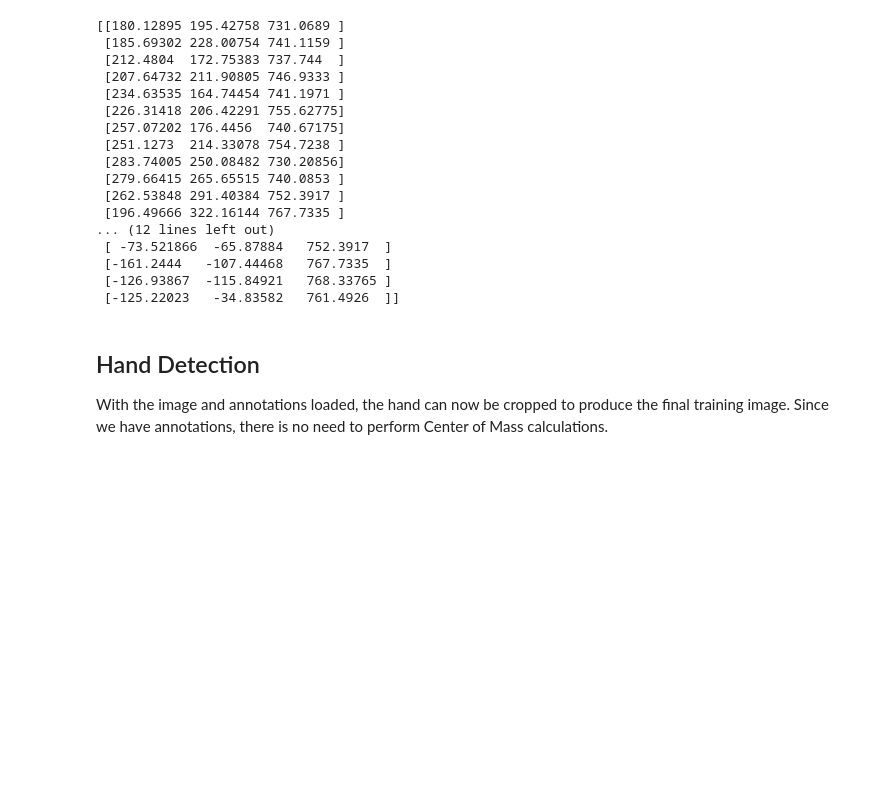
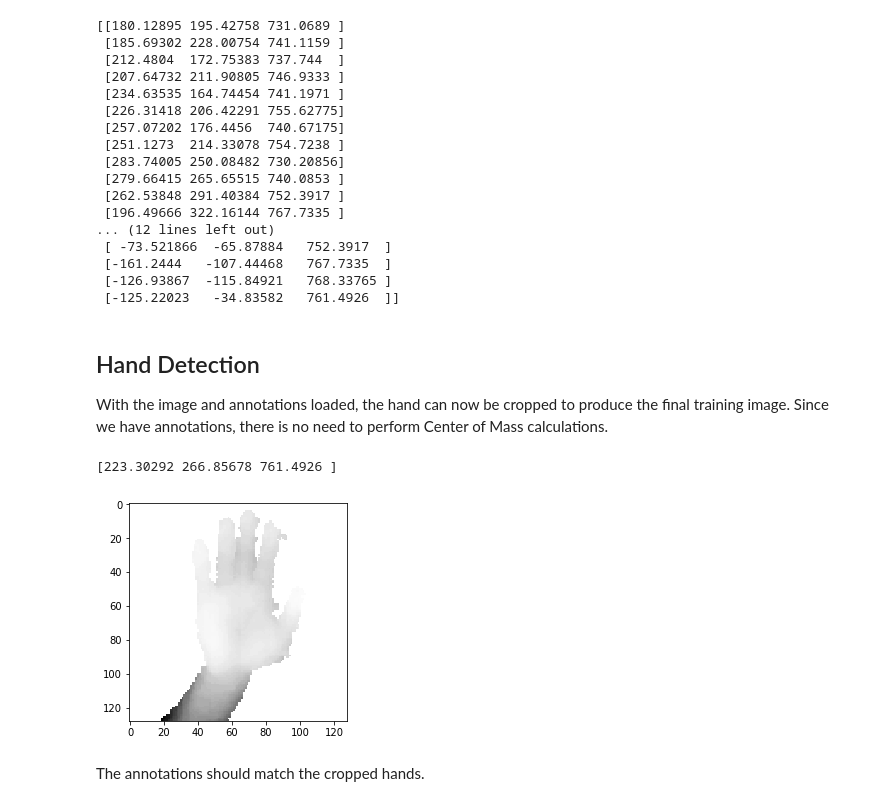
Before and after one commit to ajdillhoff/pytorch-deep-prior, a Jupyter notebook: notebooks/importer_test.ipynb, the cells around one changed output. Saved outputs shown, nothing was run; the diff lists cells and outputs as text; code cells hidden in the pictures; blank space fills up the shorter version.

```diff
--- a/notebooks/importer_test.ipynb
+++ b/notebooks/importer_test.ipynb
@@ -16,7 +16,8 @@ sys.path.append("..")
 
 from src.data.importers import NYUImporter
 
-dataset_path = "/media/alex/VLM Backup (WX21D77DF8KT)/nyu_hand_dataset_v2/"
+#dataset_path = "/media/alex/VLM Backup (WX21D77DF8KT)/nyu_hand_dataset_v2/"
+dataset_path = "/home/alex/dev/datasets/NYU/dataset/"
 
 data_importer = NYUImporter(dataset_path, use_cache=False)
 # %% [markdown]
@@ -88,3 +89,23 @@ print(joints3D_gt)
 # %% [markdown]
 ## Hand Detection
 With the image and annotations loaded, the hand can now be cropped to produce the final training image. Since we have annotations, there is no need to perform Center of Mass calculations.
+# %%
+from src.util.hand_detector import HandDetector
+
+hd = HandDetector(img_data, data_importer.fx, data_importer.fy, data_importer)
+
+# use the last joint as the center of mass
+com = joints2D_gt[-1]
+print(com)
+
+cropped_hand = hd.crop_area_3d(com, size=(300, 300, 300))
+
+# subtract the min so the depth image is displayed clearer
+cropped_hand[cropped_hand != 0] -= cropped_hand[cropped_hand != 0].min()
+
+show_depth(cropped_hand)
+# %% [output]
+[223.30292 266.85678 761.4926 ]
+[figure, added]
+# %% [markdown]
+The annotations should match the cropped hands.
```
Also changed, not shown: parts of 1 cell of this notebook, 1 other file.
